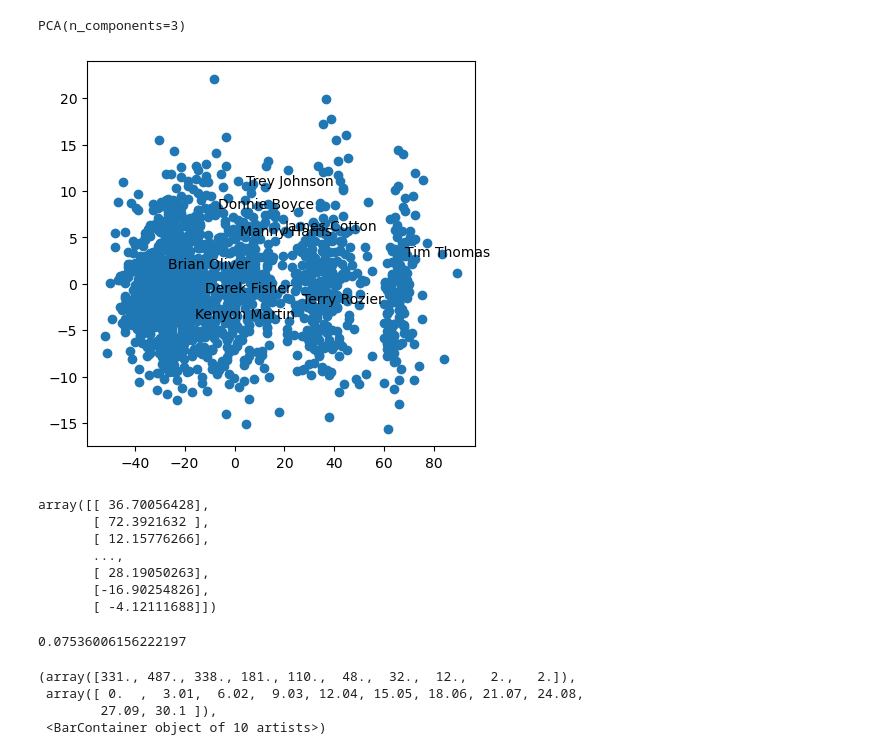
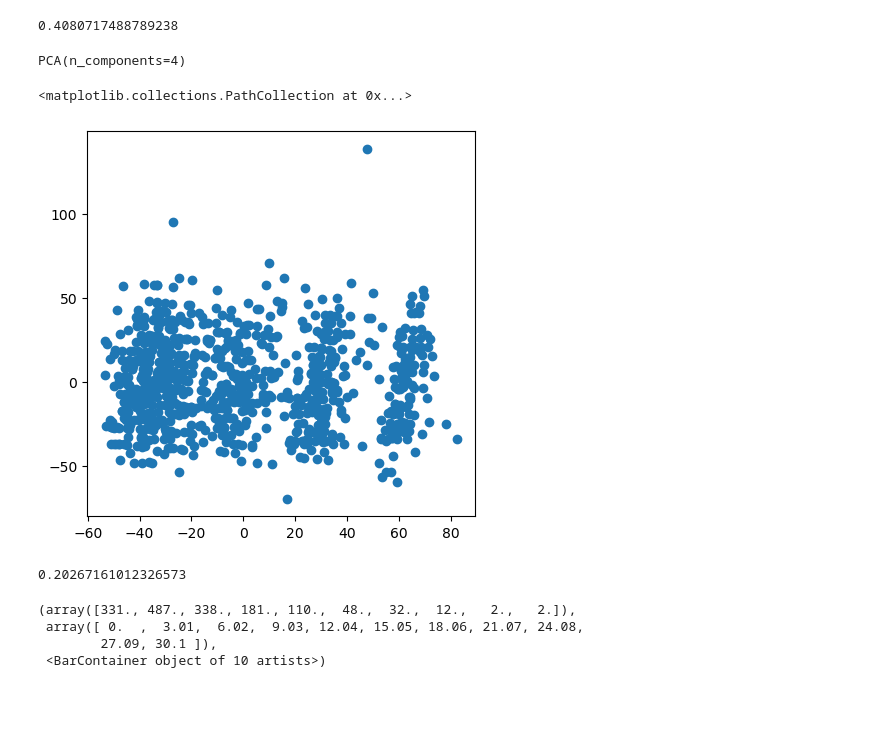
Before and after one commit to mattietoll/ISYE6740-Final-Project, a Jupyter notebook: data exploration.ipynb, the cells around one changed output. Cells and saved outputs as stored; diff of their text form; code cells hidden in the pictures; blank space fills up the shorter version.

```diff
--- a/data exploration.ipynb
+++ b/data exploration.ipynb
@@ -30,0 +109,6 @@ sns.heatmap(c.iloc[0:12,12:24])
+# %%
+updated['g_category']=(updated['NBA_g_played']>200)*1
+
+updated['active_yrs'] = (updated['active_to']-updated['active_from'])+1
+
+updated['g_per_year'] = updated['NBA_g_played']/updated['active_yrs']
@@ -54,0 +204,3 @@ reg.score(data[['NCAA_fgapg','NCAA_ftapg']],data['NBA_ppg'])
+# %%
+updated['NBA_category']=pd.cut(updated['NBA_ppg'],bins=6,labels=['0-4.5','4.5-9','9-13.5','13.5-18','18-22.5','22.5-27'])
+train, test = train_test_split(updated, random_state=47)
@@ -55,42 +216,50 @@ reg.score(data[['NCAA_fgapg','NCAA_ftapg']],data['NBA_ppg'])
+# %%
+predictions = cart.predict(test[['NCAA_fgpg','NCAA_ftpg','NCAA_games', 'height', 'allC','allG','allF']])
+
+sum(test['NBA_category']==predictions)/len(predictions)
+# %% [output]
+0.4080717488789238
 # %%
 #create 3 dim PCA to describe players in ncaa
 
-pca = PCA(n_components=3)
-pca.fit(data[ncaa_cols])
+pca = PCA(n_components=4)
+pca.fit(updated[['height','weight','NCAA__3ptapg', 'NCAA__3ptpg', 'NCAA_fgapg',
+       'NCAA_fgpg', 'NCAA_ft', 'NCAA_ftapg', 'NCAA_ftpg',
+       'NCAA_games', 'NCAA_ppg']])
 # %% [output]
-PCA(n_components=3)
+PCA(n_components=4)
 # %%
-dim1 = pca.fit_transform(data[ncaa_cols])[:,0]
-dim2 = pca.fit_transform(data[ncaa_cols])[:,1]
-dim3 = pca.fit_transform(data[ncaa_cols])[:,2]
+dim1 = pca.fit_transform(updated[['height','weight','NCAA__3ptapg', 'NCAA__3ptpg', 'NCAA_fgapg',
+       'NCAA_fgpg', 'NCAA_ft', 'NCAA_ftapg', 'NCAA_ftpg',
+       'NCAA_games', 'NCAA_ppg']])[:,0]
+dim2 = pca.fit_transform(updated[['height','weight','NCAA__3ptapg', 'NCAA__3ptpg', 'NCAA_fgapg',
+       'NCAA_fgpg', 'NCAA_ft', 'NCAA_ftapg', 'NCAA_ftpg',
+       'NCAA_games', 'NCAA_ppg']])[:,1]
+dim3 = pca.fit_transform(updated[['height','weight','NCAA__3ptapg', 'NCAA__3ptpg', 'NCAA_fgapg',
+       'NCAA_fgpg', 'NCAA_ft', 'NCAA_ftapg', 'NCAA_ftpg',
+       'NCAA_games', 'NCAA_ppg']])[:,2]
 # %%
 fig = plt.figure(figsize=(5,5))
 ax = fig.add_subplot()
 ax.scatter(dim1, dim2)
 
-for i in range(1,10):
-    l = i*150
-    plt.annotate(data.loc[l,'name'],(dim1[l],dim2[l]))
+#for i in range(1,10):
+ #   l = i
+  #  plt.annotate(data.loc[l,'name'],(dim1[l],dim2[l]))
 # %% [output]
+<matplotlib.collections.PathCollection at 0x...>
-[figure, old version]
+[figure, new version]
 # %%
-len(data['NBA_ppg'])
-dim1.reshape(-1,1)
+dim = pca.fit_transform(updated[['height','weight','NCAA__3ptapg', 'NCAA__3ptpg', 'NCAA_fgapg',
+       'NCAA_fgpg', 'NCAA_ft', 'NCAA_ftapg', 'NCAA_ftpg',
+       'NCAA_games', 'NCAA_ppg']])
-# %% [output]
-array([[ 36.70056428],
-       [ 72.3921632 ],
-       [ 12.15776266],
-       ...,
-       [ 28.19050263],
-       [-16.90254826],
-       [ -4.12111688]])
 # %%
 #use pca as regression.  well that's worse
 reg = LinearRegression()
-reg.fit(dim1.reshape(-1,1),data['NBA_ppg'])
-reg.score(dim1.reshape(-1,1),data['NBA_ppg'])
+reg.fit(dim,updated['NBA_ppg'])
+reg.score(dim,updated['NBA_ppg'])
 # %% [output]
-0.07536006156222197
+0.20267161012326573
 # %%
 #distribution of nba points per games
 plt.hist(data['NBA_ppg'])
```
Also changed, not shown: parts of 19 cells of this notebook.
